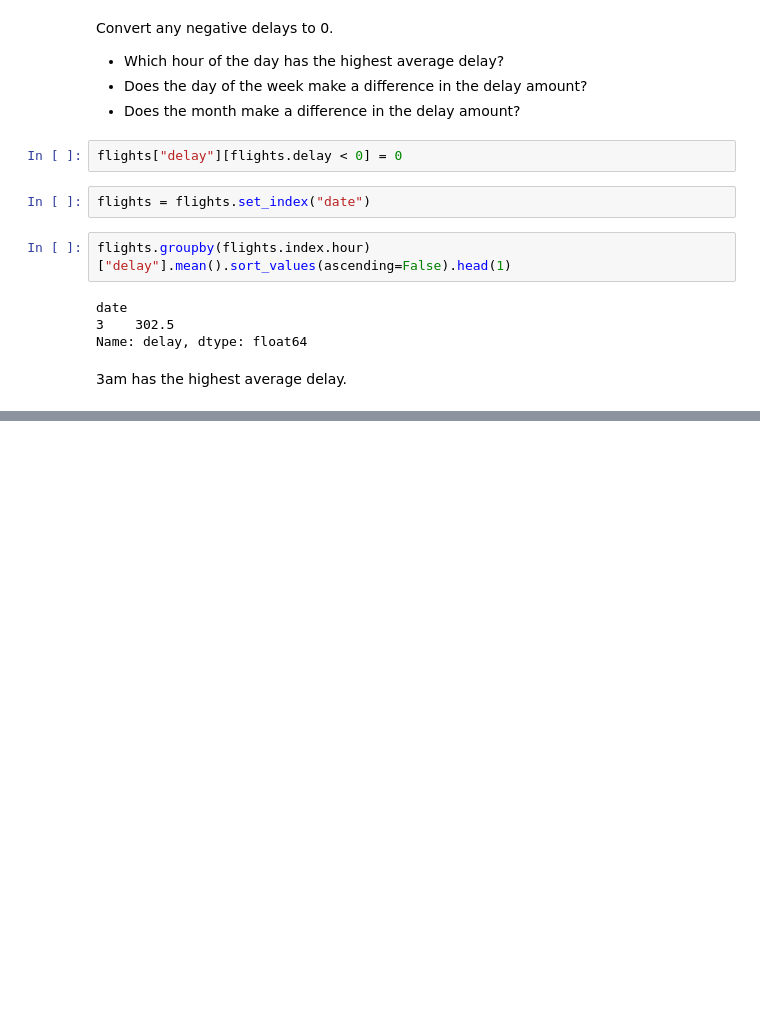
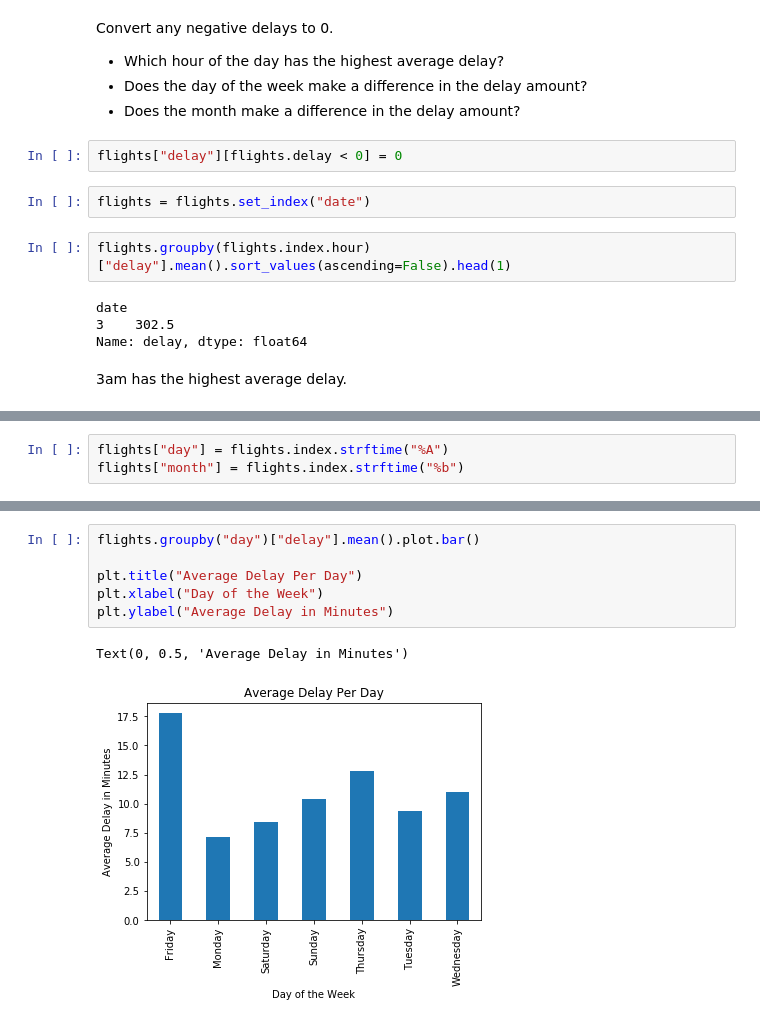
Before and after one commit to crisgiovanoni/ds-methodologies-exercises, a Jupyter notebook: time_series/date_managing_exercise.ipynb, the cells around one changed output, grey strips where cells are left out. Saved outputs shown, nothing was run; the diff lists cells and outputs as text; blank space fills up the shorter version.

```diff
--- a/time_series/date_managing_exercise.ipynb
+++ b/time_series/date_managing_exercise.ipynb
@@ -238,0 +219,3 @@ Name: delay, Length: 1860, dtype: float64
+# %%
+flights["day"] = flights.index.strftime("%A")
+flights["month"] = flights.index.strftime("%b")
@@ -238,0 +240,9 @@ Name: delay, Length: 1860, dtype: float64
+# %%
+flights.groupby("day")["delay"].mean().plot.bar()
+
+plt.title("Average Delay Per Day")
+plt.xlabel("Day of the Week")
+plt.ylabel("Average Delay in Minutes")
+# %% [output]
+Text(0, 0.5, 'Average Delay in Minutes')
+[figure, added]
```
Also changed, not shown: parts of 11 cells of this notebook, 6 other files.
